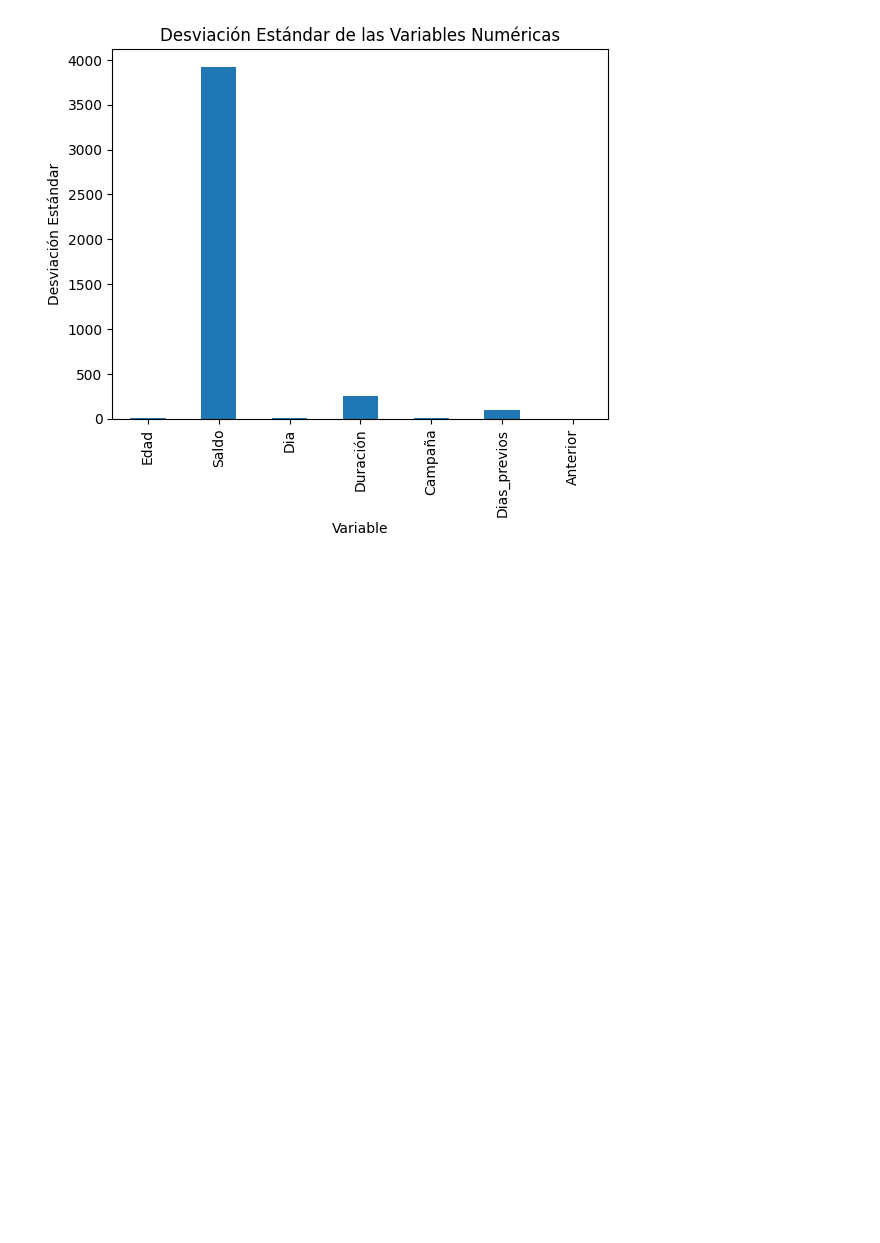
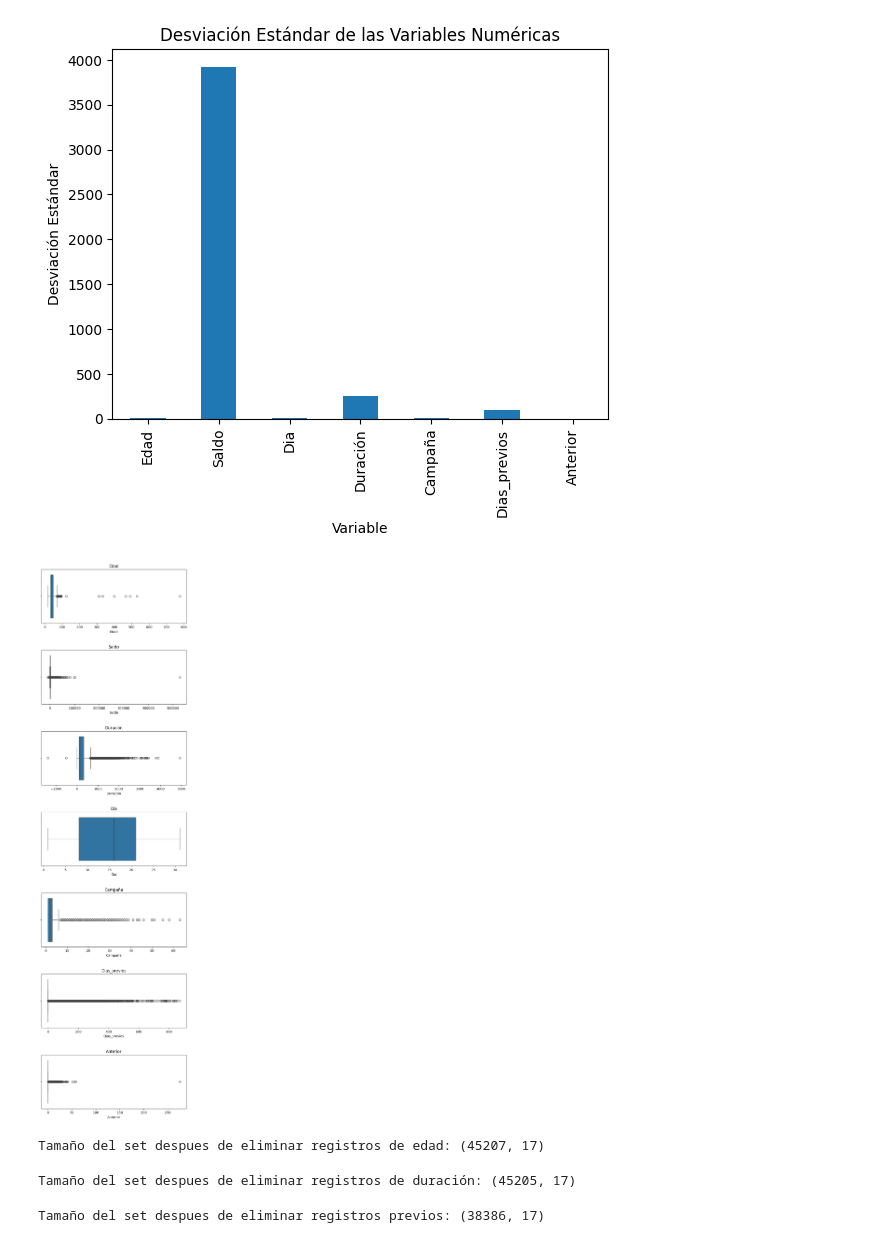
Before and after one commit to asilinob/Talento-Tech, a Jupyter notebook: Laboratorio_1.ipynb, the cells around one changed output. Saved outputs shown, nothing was run; the diff lists cells and outputs as text; code cells hidden in the pictures; blank space fills up the shorter version.

```diff
--- a/Laboratorio_1.ipynb
+++ b/Laboratorio_1.ipynb
@@ -232,3 +232,29 @@ plt.ylabel('Desviación Estándar')
 plt.show()
 # %% [output]
 [figure]
+# %%
+cols_num = ['Edad', 'Saldo', 'Duración', 'Dia', 'Campaña', 'Dias_previos', 'Anterior']
+
+fig, ax = plt.subplots(nrows=7, ncols=1, figsize=(8, 30))
+fig.subplots_adjust(hspace=0.5)
+
+for i, col in enumerate(cols_num):
+  sns.boxplot(x=col, data=data_rename, ax=ax[i])
+  ax[i].set_title(col)
+# %% [output]
+[figure, added]
+# %%
+data_rename= data_rename.drop(data_rename[data_rename['Edad'] > 100].index)
+print(f"Tamaño del set despues de eliminar registros de edad: {data_rename.shape}")
+# %% [output]
+Tamaño del set despues de eliminar registros de edad: (45207, 17)
+# %%
+data_rename= data_rename.drop(data_rename[data_rename['Duración'] < 0].index)
+print(f"Tamaño del set despues de eliminar registros de duración: {data_rename.shape}")
+# %% [output]
+Tamaño del set despues de eliminar registros de duración: (45205, 17)
+# %%
+data_rename= data_rename.drop(data_rename[data_rename['Dias_previos'] > 100].index)
+print(f"Tamaño del set despues de eliminar registros previos: {data_rename.shape}")
+# %% [output]
+Tamaño del set despues de eliminar registros previos: (38386, 17)
```
Also changed, not shown: parts of 10 cells of this notebook.
